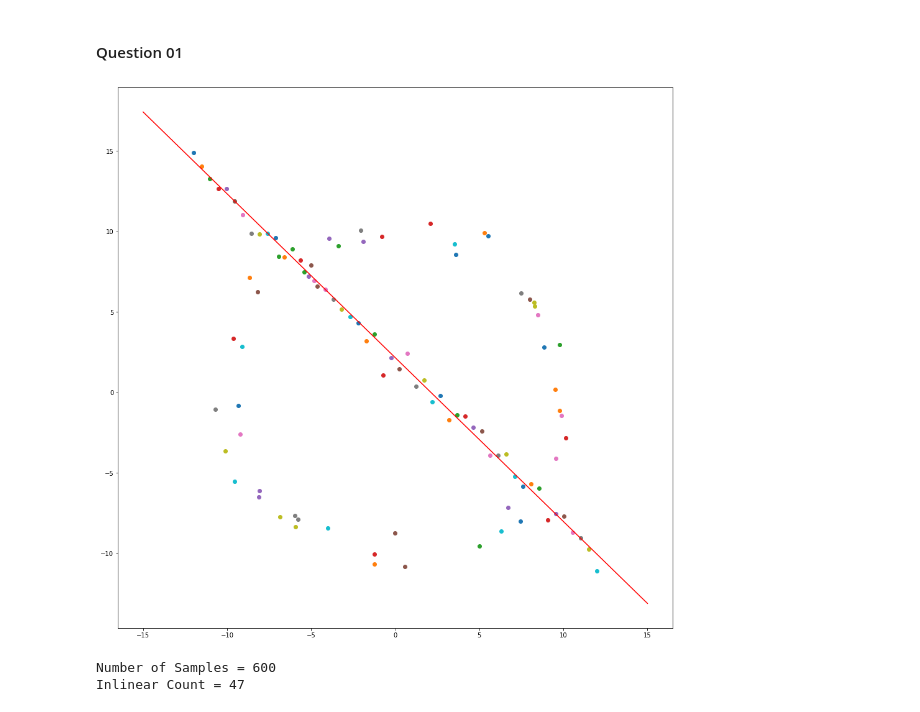
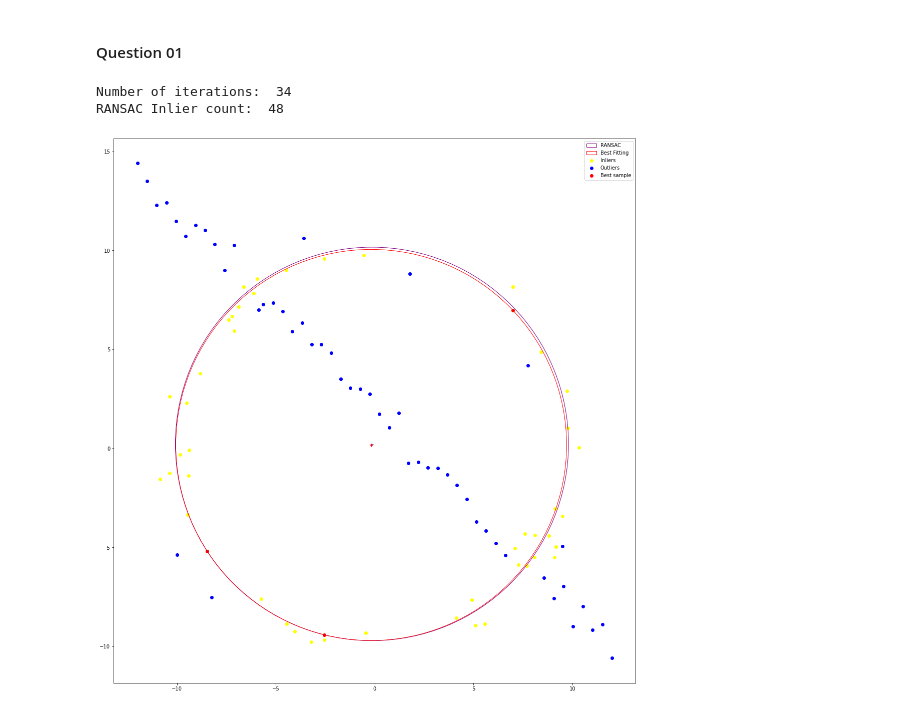
Before and after one commit to shivankapriyashan/EN2250-Fundamentals-of-Image-Processing-and-Machine-Vision, a Jupyter notebook: Assignment_02/190476V_a02.ipynb, the cells around one changed output. Cells and saved outputs as stored; diff of their text form; code cells hidden in the pictures.

```diff
--- a/Assignment_02/190476V_a02.ipynb
+++ b/Assignment_02/190476V_a02.ipynb
@@ -33,46 +31,0 @@ X = np.vstack ( ( X_line ,X_circ  ) )
-# %%
-import random
-
-s = 2
-t = 0.5
-e = 0.3
-p = 0.99
-N = int (np.log(1-p) / np.log(1 - (1-e)**s)) * 100
-
-max_inlinear_count = 0
-coefficients = []
-
-for sample in range(0 , N+1):
-    dot1 , dot2 = random.randint(0,len(X)-1), random.randint(0,len(X)-1)
-    # equation of a line passing the 2 points ; (y1-y2).X + (x2-x1).Y + (x1.y2 - y1.x2) = 0
-    a = X[dot1][1] - X[dot2][1]
-    b = X[dot2][0] - X[dot1][0]
-    c = X[dot1][0]*X[dot2][1]  - X[dot1][1]*X[dot2][0]
-
-    # find the count of the points lying withing the threshold (t)
-    inlinears_count = 0
-    for  i in range(0 , len(X)):
-        distance = abs((a*X[i][0] + b*X[i][1] + c)/ (np.sqrt(a**2 + b**2)) )
-        if distance < t:
-            inlinears_count += 1
-
-    if inlinears_count > max_inlinear_count:
-        max_inlinear_count = inlinears_count
-        coefficients = [ a, b, c]
-
-plt.figure(figsize=(16,16))
-for point in X:
-    plt.scatter(point[0],point[1])
-
-A , B , C = coefficients[0] , coefficients[1] , coefficients[2]
-x_values = np.arange(-15,15+1)
-y_values = -1*(x_values*A +C)/B
-
-plt.plot(x_values, y_values , color="red")
-plt.show()
-print("Number of Samples =",N)
-print("Inlinear Count =",max_inlinear_count)
-# %% [output]
-[figure, removed]
-Number of Samples = 600
-Inlinear Count = 47
@@ -78,0 +78,34 @@ Inlinear Count = 47
+# %%
+s = 3
+t = 1                                       #threshold
+e = 0.5                                     #outlier ratio
+p = 0.99                                    #probability that at least one sample is free from outliers
+N  = int(np.log(1-p)/ np.log(1-(1-e)**s))
+
+fig, ax = plt.subplots(1,figsize=(20,20))
+
+#######  RANSAC circle #########
+RANSCAC_inlier_count, RANSAC_circle_attr, best_fit_pts, RANSAC_selected_inliers, RANSAC_selected_outliers = circle_from3points(X,N,t)
+RANSAC_circle = plt.Circle((RANSAC_circle_attr[0],RANSAC_circle_attr[1]),RANSAC_circle_attr[2],fill=False,color='purple',label='RANSAC')
+ax.add_patch(RANSAC_circle)
+ax.plot(RANSAC_circle_attr[0],RANSAC_circle_attr[1],'+',color='purple')
+ax.scatter(RANSAC_selected_inliers[0],RANSAC_selected_inliers[1],color='yellow',label='Inliers')
+ax.scatter(RANSAC_selected_outliers[0],RANSAC_selected_outliers[1],color='blue',label='Outliers')
+
+####### Best fitting circle ########
+bestFitInlierCount, bestFitCircleAttr, bestFitPts, bestFitSI, bestFitSO = circle_from3points(RANSAC_selected_inliers.T,12000,t)
+bestfit_circle = plt.Circle((bestFitCircleAttr[0],bestFitCircleAttr[1]),bestFitCircleAttr[2],fill=False,color='red',label='Best Fitting')
+ax.add_patch(bestfit_circle)
+ax.plot(bestFitCircleAttr[0],bestFitCircleAttr[1],'+',color='red')
+ax.scatter(bestFitPts[0],bestFitPts[1],color='red', label='Best sample')
+
+print('Number of iterations: ',N)
+print('RANSAC Inlier count: ',RANSCAC_inlier_count)
+
+ax.set_aspect('equal')
+plt.legend(loc='upper right')
+plt.show()
+# %% [output]
+Number of iterations:  34
+RANSAC Inlier count:  48
+[figure, added]
```
Also changed, not shown: parts of 4 cells of this notebook.
